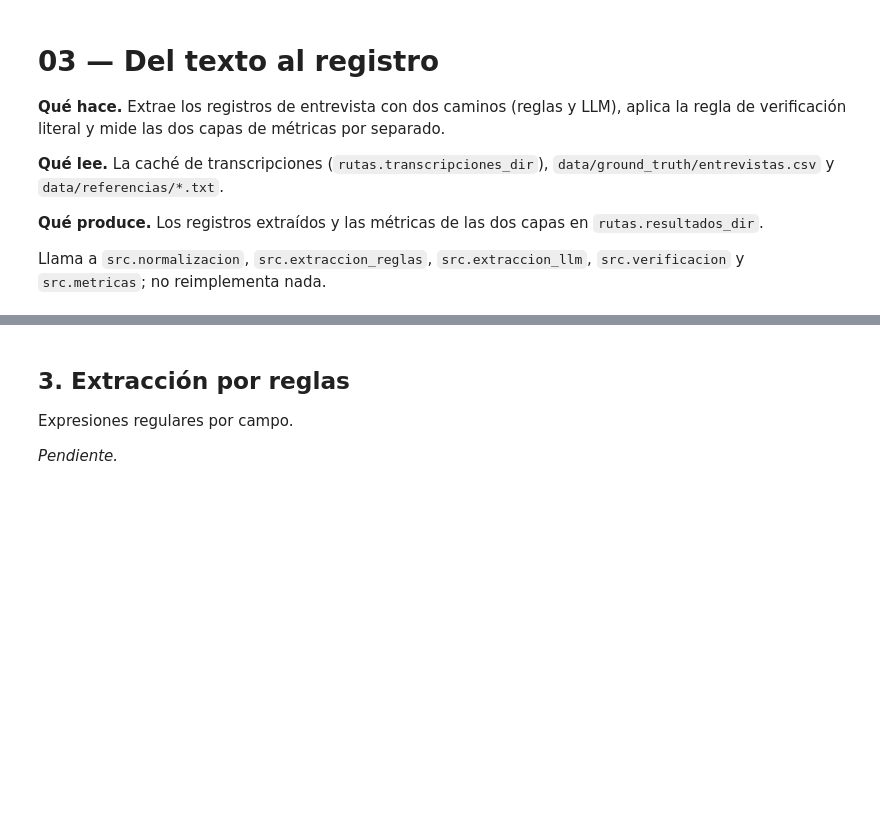
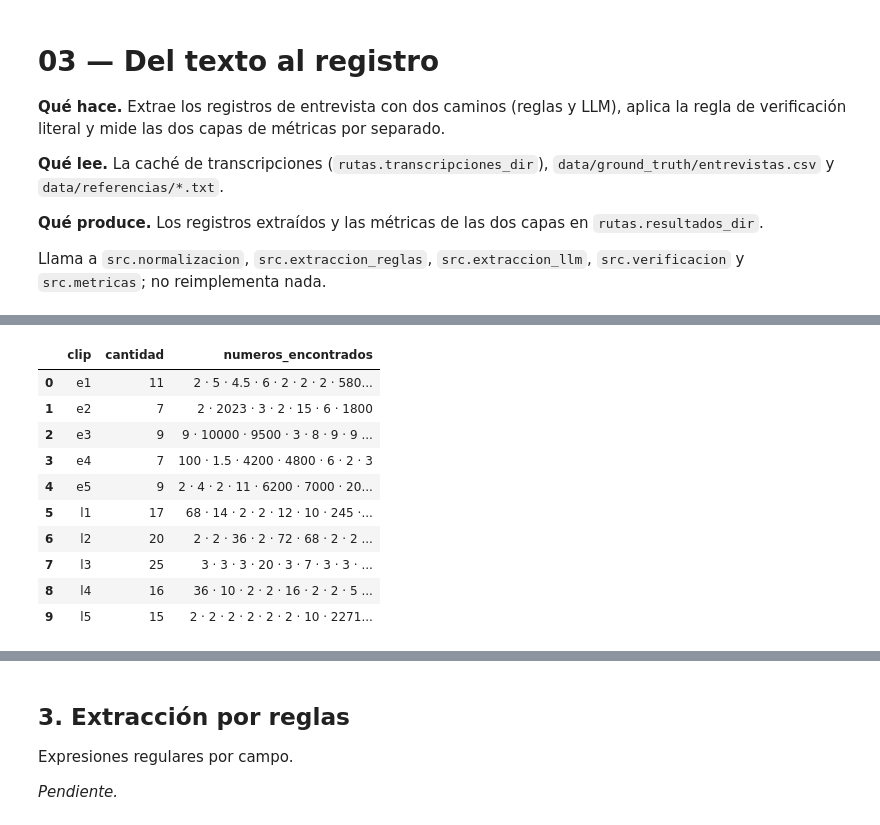
Before and after one commit to mmlis02/HW_05_202602, a Jupyter notebook: notebooks/03_extraccion.ipynb, the cells around one changed output, grey strips where cells are left out. Saved outputs shown, nothing was run; the diff lists cells and outputs as text; code cells hidden in the pictures; blank space fills up the shorter version.

```diff
--- a/notebooks/03_extraccion.ipynb
+++ b/notebooks/03_extraccion.ipynb
@@ -10,0 +220,22 @@ Llama a `src.normalizacion`, `src.extraccion_reglas`, `src.extraccion_llm`, `src
+# %%
+referencias = {
+    f.stem: f.read_text(encoding="utf-8")
+    for f in sorted(rutas["referencias_dir"].glob(cfg["archivos"]["patron_referencia"].format(clip="*")))
+}
+numeros = pd.DataFrame(
+    [{"clip": clip, "cantidad": len(n := re.findall(r"\b\d+(?:\.\d+)?\b", palabras_a_numeros(texto))),
+      "numeros_encontrados": " · ".join(n)} for clip, texto in referencias.items()]
+)
+numeros
+# %% [output]
+|  | clip | cantidad | numeros_encontrados |
+| 0 | e1 | 11 | 2 · 5 · 4.5 · 6 · 2 · 2 · 2 · 580... |
+| 1 | e2 | 7 | 2 · 2023 · 3 · 2 · 15 · 6 · 1800 |
+| 2 | e3 | 9 | 9 · 10000 · 9500 · 3 · 8 · 9 · 9 ... |
+| 3 | e4 | 7 | 100 · 1.5 · 4200 · 4800 · 6 · 2 · 3 |
+| 4 | e5 | 9 | 2 · 4 · 2 · 11 · 6200 · 7000 · 20... |
+| 5 | l1 | 17 | 68 · 14 · 2 · 2 · 12 · 10 · 245 ·... |
+| 6 | l2 | 20 | 2 · 2 · 36 · 2 · 72 · 68 · 2 · 2 ... |
+| 7 | l3 | 25 | 3 · 3 · 3 · 20 · 3 · 7 · 3 · 3 · ... |
+| 8 | l4 | 16 | 36 · 10 · 2 · 2 · 16 · 2 · 2 · 5 ... |
+| 9 | l5 | 15 | 2 · 2 · 2 · 2 · 2 · 2 · 10 · 2271... |
```
Also changed, not shown: parts of 18 cells of this notebook.
